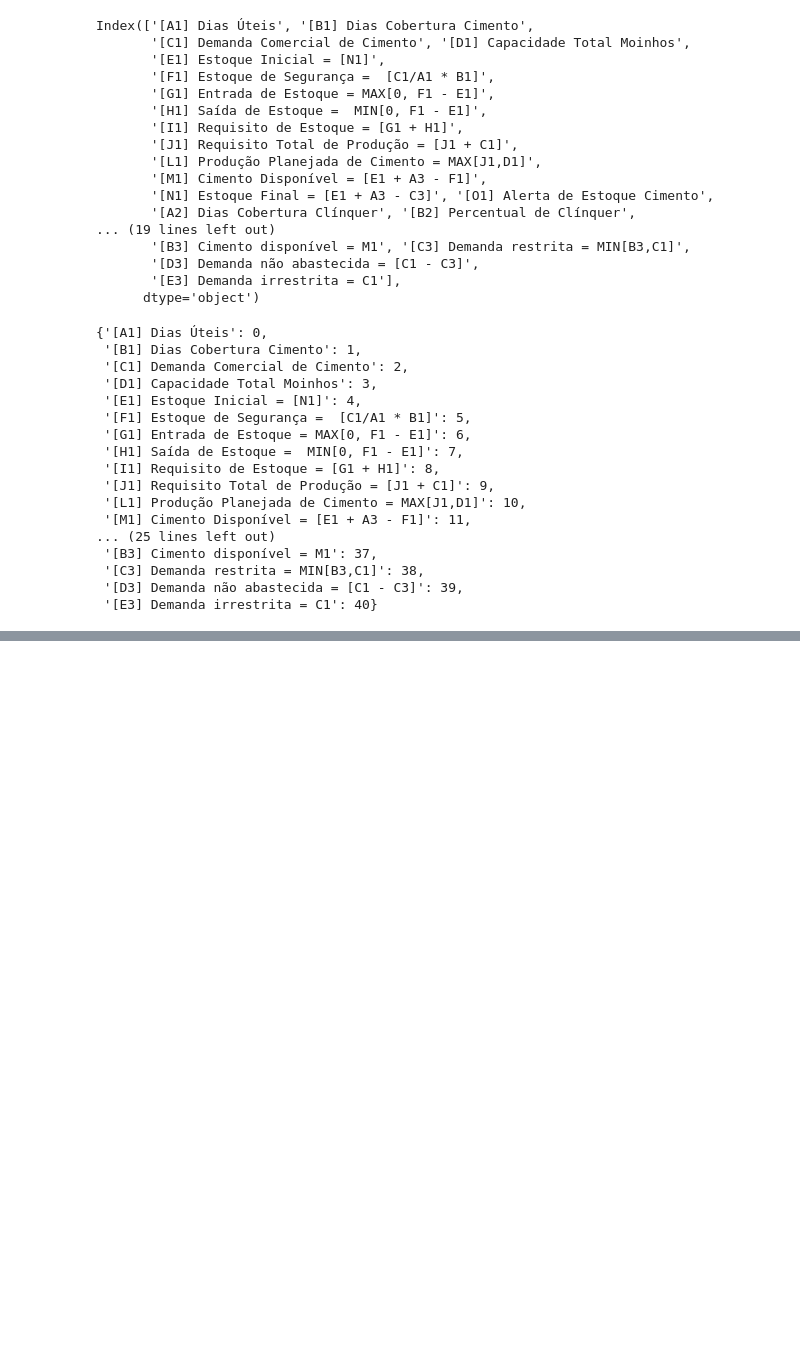
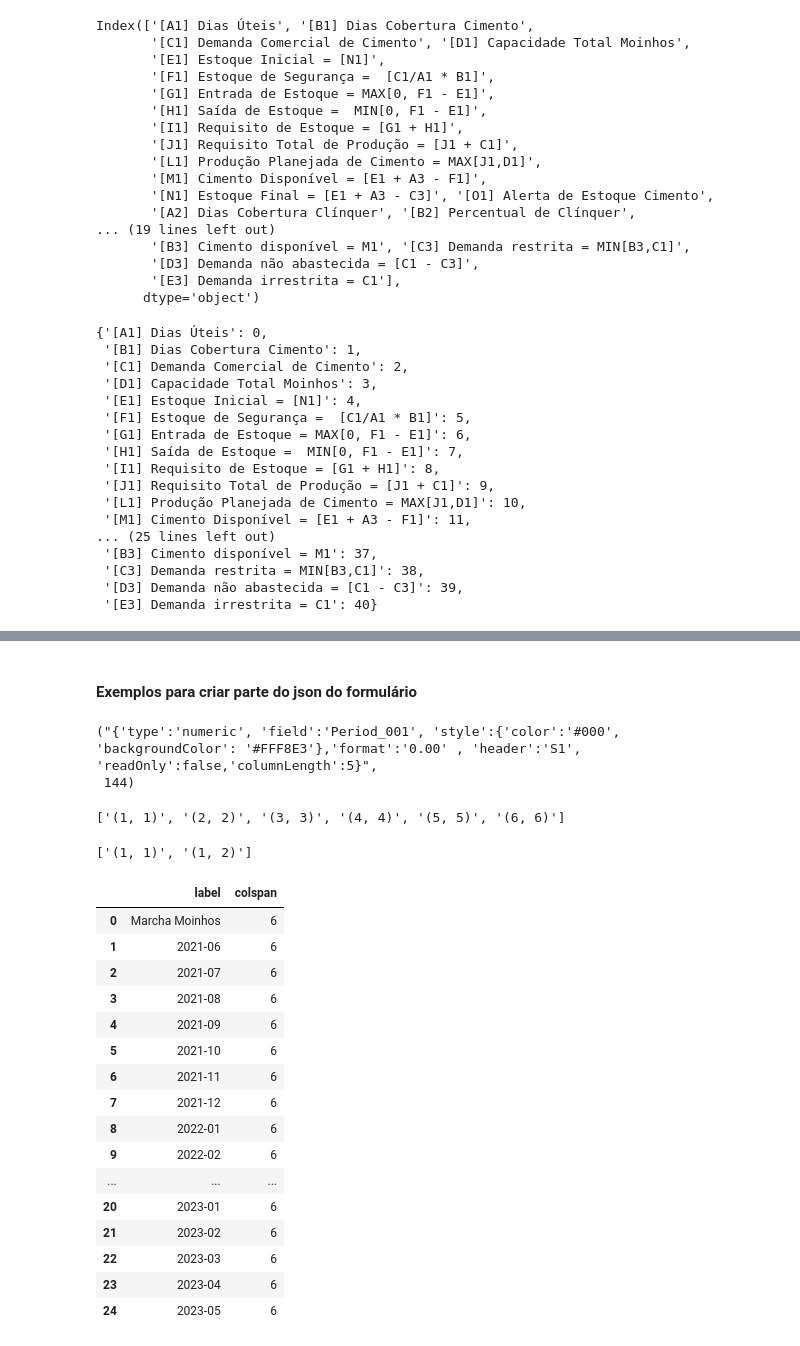
Before and after one commit to alexaugusto23/python_developer, a Jupyter notebook: Planejamento - Lógicas/logicas_pyplan.ipynb, the cells around one changed output, grey strips where cells are left out. Drawn from its saved outputs; the diff is of its cells as text; code cells hidden in the pictures; blank space fills up the shorter version.

```diff
--- a/Planejamento - Lógicas/logicas_pyplan.ipynb
+++ b/Planejamento - Lógicas/logicas_pyplan.ipynb
@@ -282,0 +376,52 @@ _dict
+# %% [markdown]
+#### Exemplos para criar parte do json do formulário
+# %%
+# Columns para Armar Form
+_n = 1
+_cols1 = ["{'type':'numeric', 'field':" + f"'Period_{i:03d}'" for i in range(1, 145)]
+_cols2 = [", " + "'style':{'color':'#000', 'backgroundColor': '#FFF8E3'}," + "'format':'0.00' , " + "'header':" + f"'S{j}'" + ", 'readOnly':false," + "'columnLength':5}"  for i in range(1, 25) for j in range( 1,7)]
+
+result = [_cols1[i] + _cols2[i] for i in range(len(_cols1))]
+result[0], len(result)
+# %% [output]
+("{'type':'numeric', 'field':'Period_001', 'style':{'color':'#000', 'backgroundColor': '#FFF8E3'},'format':'0.00' , 'header':'S1', 'readOnly':false,'columnLength':5}",
+ 144)
+# %%
+# Nested list comprehension tuple
+
+result = [f'{i,j}'for i, j in zip(range(1, 145), range(1, 7))]
+result
+# %% [output]
+['(1, 1)', '(2, 2)', '(3, 3)', '(4, 4)', '(5, 5)', '(6, 6)']
+# %%
+# Nested list comprehension
+matrix = [ f'{i, j}' for i in range(1,145) for j in range(1,7)]
+matrix[0:2]
+# %% [output]
+['(1, 1)', '(1, 2)']
+# %%
+idx_temporal = ['2021-06', '2021-07', '2021-08', '2021-09', '2021-10', '2021-11', '2021-12', '2022-01', '2022-02', '2022-03', '2022-04', '2022-05', '2022-06', '2022-07', '2022-08', '2022-09', '2022-10', '2022-11', '2022-12', '2023-01', '2023-02', '2023-03', '2023-04', '2023-05']
+# %%
+# Nested columns receive new index.
+_df = pd.DataFrame({'label':idx_temporal})
+_df['colspan'] = 6
+_df.to_dict('record')
+_df
+# %% [output]
+|  | label | colspan |
+| 0 | Marcha Moinhos | 6 |
+| 1 | 2021-06 | 6 |
+| 2 | 2021-07 | 6 |
+| 3 | 2021-08 | 6 |
+| 4 | 2021-09 | 6 |
+| 5 | 2021-10 | 6 |
+| 6 | 2021-11 | 6 |
+| 7 | 2021-12 | 6 |
+| 8 | 2022-01 | 6 |
+| 9 | 2022-02 | 6 |
+| ... | ... | ... |
+| 20 | 2023-01 | 6 |
+| 21 | 2023-02 | 6 |
+| 22 | 2023-03 | 6 |
+| 23 | 2023-04 | 6 |
+| 24 | 2023-05 | 6 |
```
Also changed, not shown: parts of 17 cells of this notebook, 2 other files.
